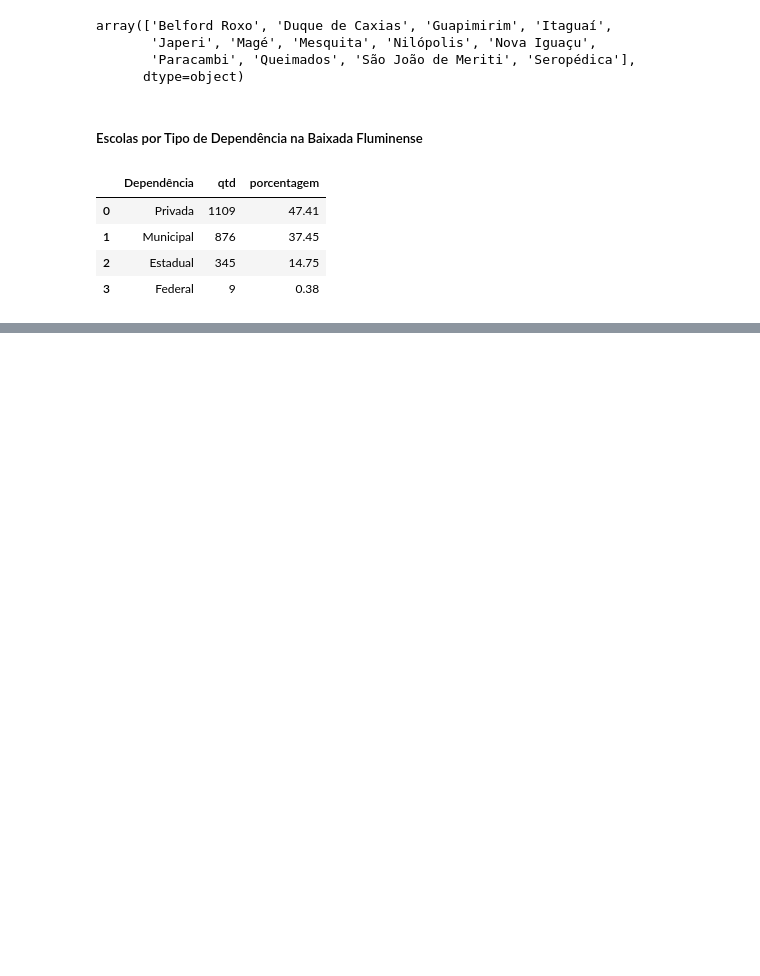
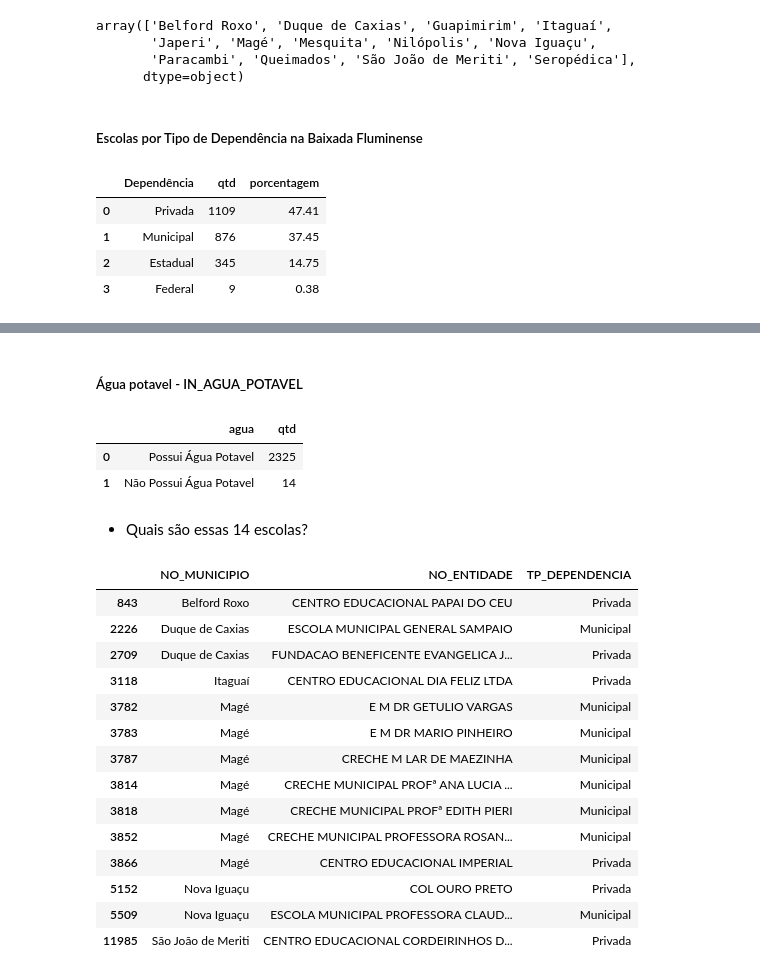
Before and after one commit to CyberBantu/Analise_CensoEscolar_RJ, a Jupyter notebook: Analise_dados_CensoEscolar_RJ.ipynb, the cells around one changed output, grey strips where cells are left out. Cells and saved outputs as stored; diff of their text form; code cells hidden in the pictures; blank space fills up the shorter version.

```diff
--- a/Analise_dados_CensoEscolar_RJ.ipynb
+++ b/Analise_dados_CensoEscolar_RJ.ipynb
@@ -325,3 +331,33 @@ fig = px.pie(dp_baixada, values='porcentagem', names='Dependência', title='Quan
 fig
 # %% [output]
 [interactive output not drawn]
+# %% [markdown]
+##### Água potavel - IN_AGUA_POTAVEL
+# %%
+agua_potavel = baixada['IN_AGUA_POTAVEL'].value_counts().reset_index().replace(1,'Possui Água Potavel').replace(0,'Não Possui Água Potavel').rename(columns={'index':'agua', 'IN_AGUA_POTAVEL':'qtd'})
+agua_potavel
+# %% [output]
+|  | agua | qtd |
+| 0 | Possui Água Potavel | 2325 |
+| 1 | Não Possui Água Potavel | 14 |
+# %% [markdown]
+* Quais são essas 14 escolas?
+# %%
+sem_agua_potavel = baixada.query("IN_AGUA_POTAVEL == 0")
+sem_agua_potavel[['NO_MUNICIPIO', 'NO_ENTIDADE', 'TP_DEPENDENCIA']]
+# %% [output]
+|  | NO_MUNICIPIO | NO_ENTIDADE | TP_DEPENDENCIA |
+| 843 | Belford Roxo | CENTRO EDUCACIONAL PAPAI DO CEU | Privada |
+| 2226 | Duque de Caxias | ESCOLA MUNICIPAL GENERAL SAMPAIO | Municipal |
+| 2709 | Duque de Caxias | FUNDACAO BENEFICENTE EVANGELICA J... | Privada |
+| 3118 | Itaguaí | CENTRO EDUCACIONAL DIA FELIZ LTDA | Privada |
+| 3782 | Magé | E M DR GETULIO VARGAS | Municipal |
+| 3783 | Magé | E M DR MARIO PINHEIRO | Municipal |
+| 3787 | Magé | CRECHE M LAR DE MAEZINHA | Municipal |
+| 3814 | Magé | CRECHE MUNICIPAL PROFª ANA LUCIA ... | Municipal |
+| 3818 | Magé | CRECHE MUNICIPAL PROFª EDITH PIERI | Municipal |
+| 3852 | Magé | CRECHE MUNICIPAL PROFESSORA ROSAN... | Municipal |
+| 3866 | Magé | CENTRO EDUCACIONAL IMPERIAL | Privada |
+| 5152 | Nova Iguaçu | COL OURO PRETO | Privada |
+| 5509 | Nova Iguaçu | ESCOLA MUNICIPAL PROFESSORA CLAUD... | Municipal |
+| 11985 | São João de Meriti | CENTRO EDUCACIONAL CORDEIRINHOS D... | Privada |
```
Also changed, not shown: parts of 8 cells of this notebook.
